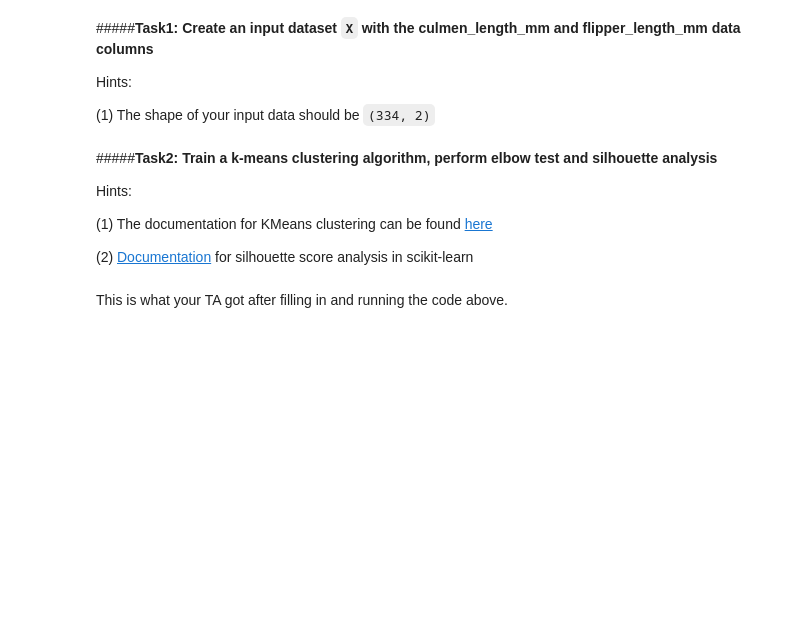
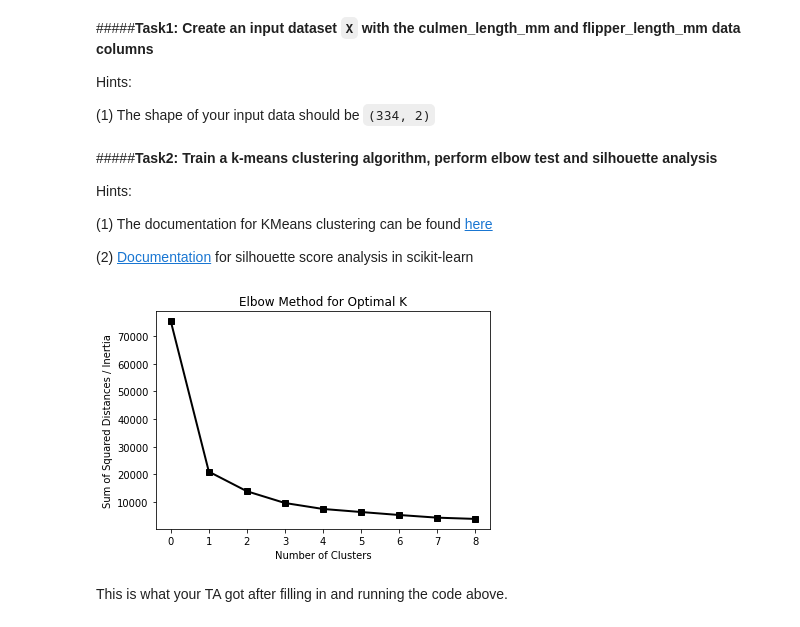
Before and after one commit to fredlardet/2022_Intro_Python, a Jupyter notebook: Exercises/W4_S1.ipynb, the cells around one changed output. Saved outputs shown, nothing was run; the diff lists cells and outputs as text; code cells hidden in the pictures; blank space fills up the shorter version.

```diff
--- a/Exercises/W4_S1.ipynb
+++ b/Exercises/W4_S1.ipynb
@@ -98,4 +100,5 @@ Downloading data from 'https://unils-my.sharepoint.com/:x:/g/personal/tom_beucle
 
 Hint: `pandas` has a easy function for data clean up. Check out [documentation](https://pandas.pydata.org/pandas-docs/stable/reference/api/pandas.DataFrame.dropna.html) for details.
 # %%
-penguin_df = penguins.___________
+penguin_df = penguins.dropna()
+penguin_df
@@ -108,7 +125,7 @@ Hints:
 # %%
 # Create your input for model training here
 # Input should contain penguin_df['culmen_length_mm'] and penguin_df['flipper_length_mm']
-X = _____________________________________________
+X = np.vstack((penguin_df['culmen_length_mm'],penguin_df['flipper_length_mm'])).T
 # %% [markdown]
 #####**Task2: Train a k-means clustering algorithm, perform elbow test and silhouette analysis**
 
@@ -125,18 +142,20 @@ from sklearn._______ import ________________
 # %%
 # Store the K-means inertia in an empty list
-_______________________ = []
-_ = ___________
-for ___________ in ______ :
- ________ = _______(n_clusters=____________)
- _______.___(X)
- ________________._______(___________)
+inertia = []
+for num in range(1,10) :
+ kmeans = KMeans(n_clusters=num)
+ kmeans.fit(X)
+ cluster_labels = kmeans.labels_
+ inertia.append(kmeans.inertia_)
 # %%
 # To finish the elbow method analysis, plot the change in intertia when you change the number of clusters you used to train the k-means clustering algorithm.
-plt.plot(____,__________,marker='s',c='k',lw=2)
+plt.plot(inertia,marker='s',c='k',lw=2)
 plt.xlabel('Number of Clusters')
 plt.ylabel('Sum of Squared Distances / Inertia')
 plt.title('Elbow Method for Optimal K')
 plt.show()
+# %% [output]
+[figure, added]
 # %% [markdown]
 This is what your TA got after filling in and running the code above.
 # %% [markdown]
```
Also changed, not shown: parts of 10 cells of this notebook.
